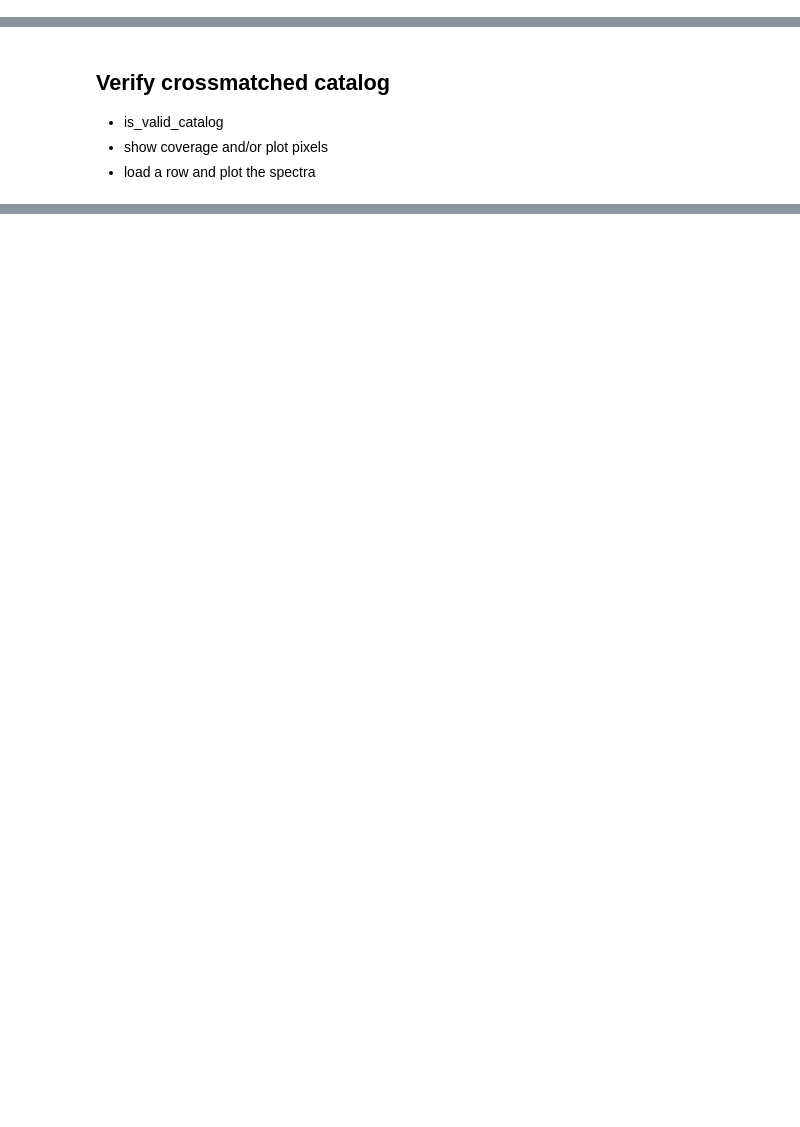
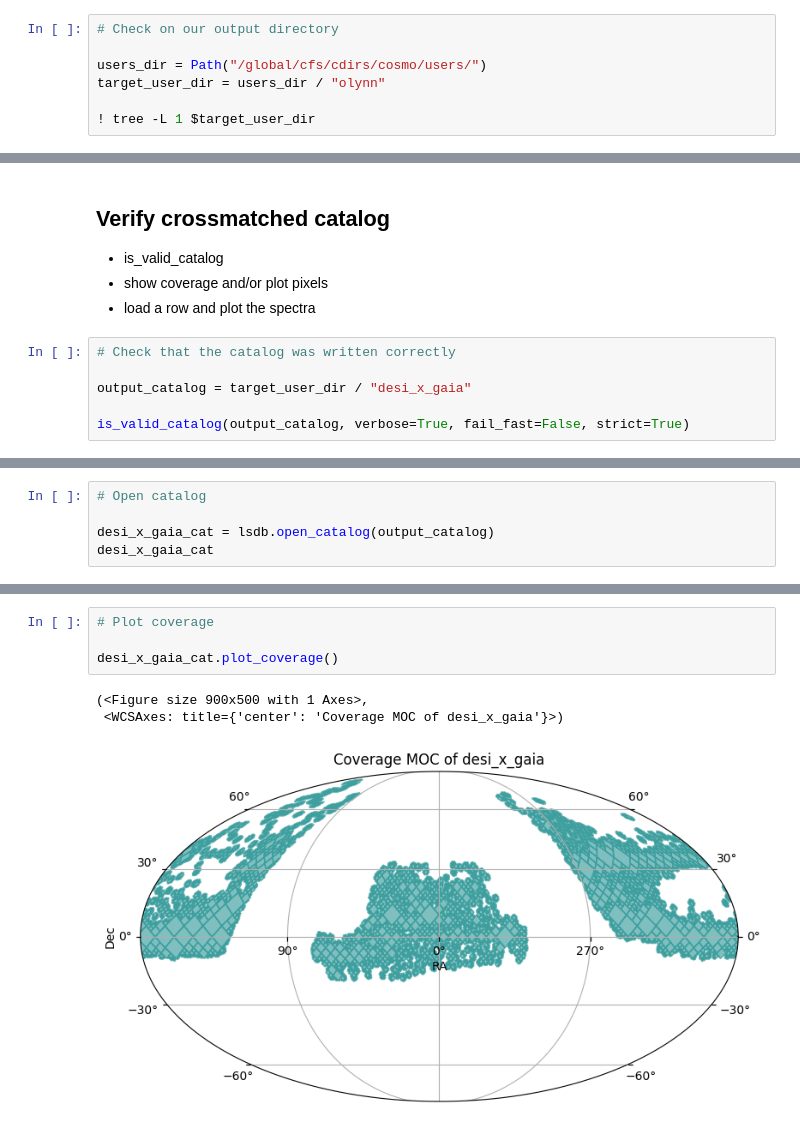
Before and after one commit to olivialynn/DESI-Crossmatch-Project, a Jupyter notebook: 02 - DESI x Gaia/2.0 - DESI x Gaia.ipynb, the cells around one changed output, grey strips where cells are left out. Cells and saved outputs as stored; diff of their text form; blank space fills up the shorter version.

Commit message:
Add DESI x Gaia notebook

```diff
--- a/02 - DESI x Gaia/2.0 - DESI x Gaia.ipynb
+++ b/02 - DESI x Gaia/2.0 - DESI x Gaia.ipynb
@@ -13,0 +19,7 @@ In this notebook, we will:
+# %%
+# Check on our output directory
+
+users_dir = Path("/global/cfs/cdirs/cosmo/users/")
+target_user_dir = users_dir / "olynn"
+
+! tree -L 1 $target_user_dir
@@ -20,3 +109,9 @@ In this notebook, we will:
 - is_valid_catalog
 - show coverage and/or plot pixels
 - load a row and plot the spectra
+# %%
+# Check that the catalog was written correctly
+
+output_catalog = target_user_dir / "desi_x_gaia"
+
+is_valid_catalog(output_catalog, verbose=True, fail_fast=False, strict=True)
@@ -22,0 +129,5 @@ In this notebook, we will:
+# %%
+# Open catalog
+
+desi_x_gaia_cat = lsdb.open_catalog(output_catalog)
+desi_x_gaia_cat
@@ -22,0 +144,8 @@ In this notebook, we will:
+# %%
+# Plot coverage
+
+desi_x_gaia_cat.plot_coverage()
+# %% [output]
+(<Figure size 900x500 with 1 Axes>,
+ <WCSAxes: title={'center': 'Coverage MOC of desi_x_gaia'}>)
+[figure, added]
```
Also changed, not shown: parts of 35 cells of this notebook, 1 other file.
